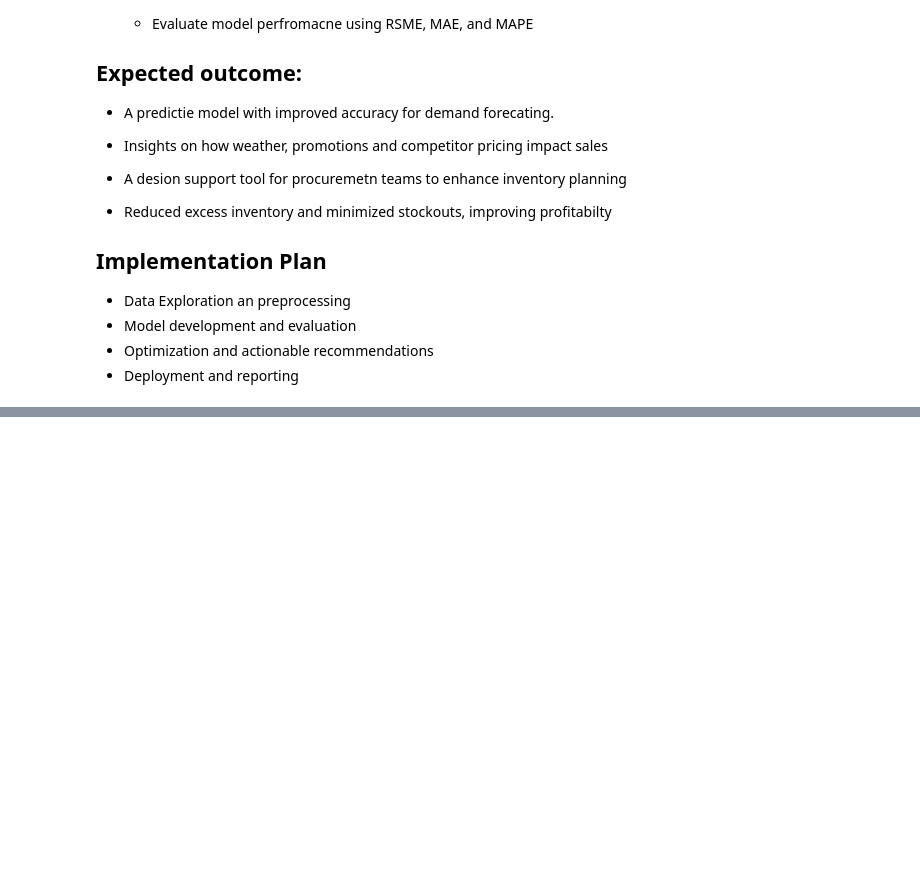
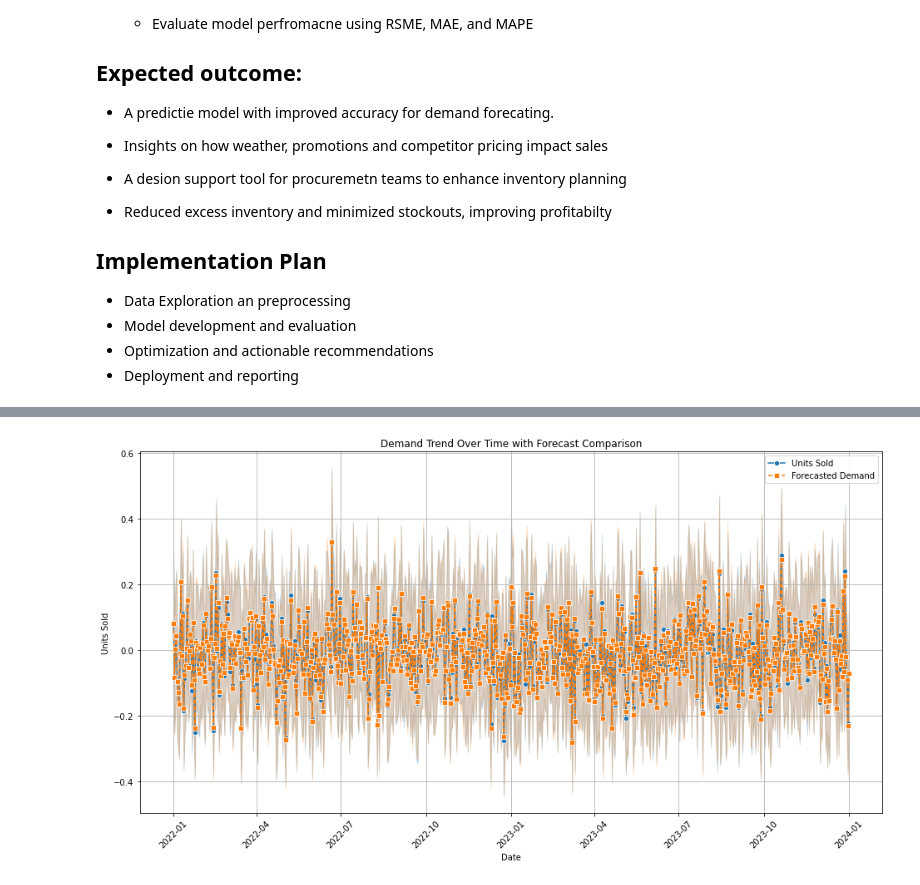
Before and after one commit to Catherinewwanjau/Demand-Forecasting-Optimization-for-Inventory-Management, a Jupyter notebook: Inventory Forecasting-1.ipynb, the cells around one changed output, grey strips where cells are left out. Drawn from its saved outputs; the diff is of its cells as text; code cells hidden in the pictures; blank space fills up the shorter version.

```diff
--- a/Inventory Forecasting-1.ipynb
+++ b/Inventory Forecasting-1.ipynb
@@ -49,0 +183,14 @@ The dataset includes the following key features:
+# %%
+# Time series analysis of demand
+plt.figure(figsize=(16, 8))
+sns.lineplot(data=df, x='Date', y='Units Sold', label='Units Sold', marker='o')
+sns.lineplot(data=df, x='Date', y='Demand Forecast', label='Forecasted Demand', linestyle='--', marker='s')
+plt.xlabel('Date')
+plt.ylabel('Units Sold')
+plt.title('Demand Trend Over Time with Forecast Comparison')
+plt.legend()
+plt.xticks(rotation=45)
+plt.grid(True)
+plt.show()
+# %% [output]
+[figure, added]
```
Also changed, not shown: parts of 13 cells of this notebook.
